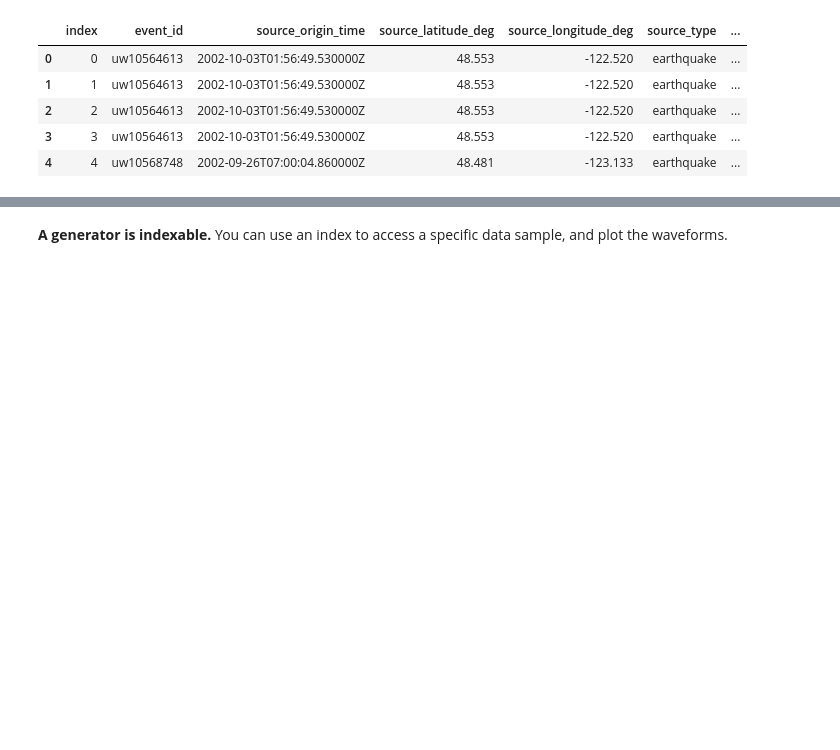
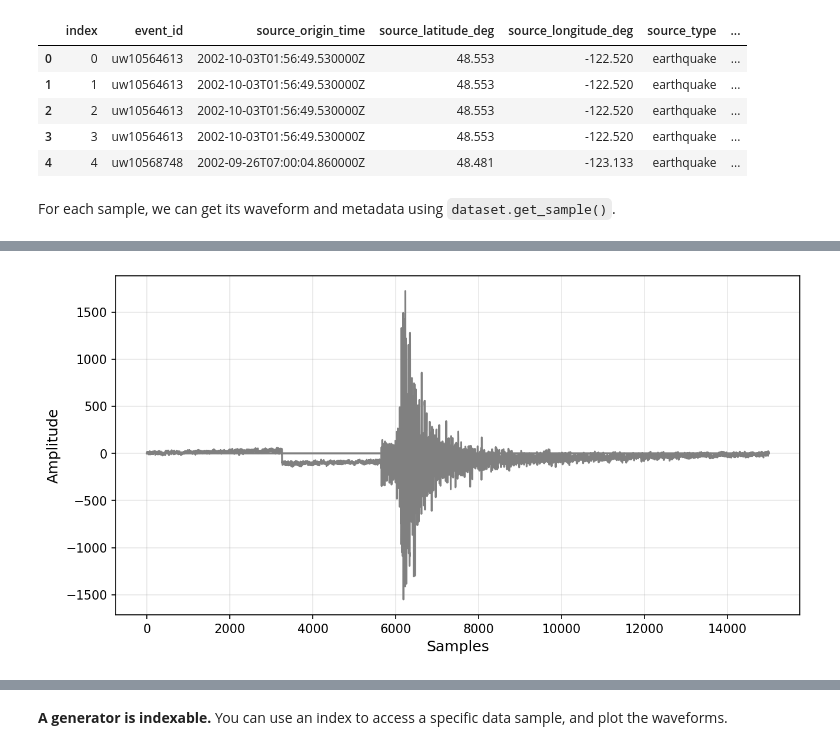
Before and after one commit to cascadiaquakes/2025_ML_TSC, a Jupyter notebook: notebooks/niyiyu/curated_pnw_dataset_seisbench.ipynb, the cells around one changed output, grey strips where cells are left out. Saved outputs shown, nothing was run; the diff lists cells and outputs as text; code cells hidden in the pictures; blank space fills up the shorter version.

```diff
--- a/notebooks/niyiyu/curated_pnw_dataset_seisbench.ipynb
+++ b/notebooks/niyiyu/curated_pnw_dataset_seisbench.ipynb
@@ -90,3 +226,16 @@ meta.head()
 | 2 | 2 | uw10564613 | 2002-10-03T01:56:49.530000Z | 48.553 | -122.520 | earthquake | ... |
 | 3 | 3 | uw10564613 | 2002-10-03T01:56:49.530000Z | 48.553 | -122.520 | earthquake | ... |
 | 4 | 4 | uw10568748 | 2002-09-26T07:00:04.860000Z | 48.481 | -123.133 | earthquake | ... |
+# %% [markdown]
+For each sample, we can get its waveform and metadata using `dataset.get_sample()`.
+# %%
+idx = 50
+waveform_sp, metadata_sp = dataset.get_sample(idx) # returns waveforms and metadata for that sample
+print(metadata_sp)
+
+plt.figure(figsize = (10, 5), dpi = 150)
+plt.plot(waveform_sp.T, c='gray')
+plt.xlabel("Samples", fontsize = 12)
+plt.ylabel("Amplitude", fontsize = 12)
+plt.grid(True, alpha=0.3)
+# %% [output]
@@ -93 +243,2 @@ meta.head()
+[figure, added]
 # %% [markdown]
```
Also changed, not shown: parts of 35 cells of this notebook.
